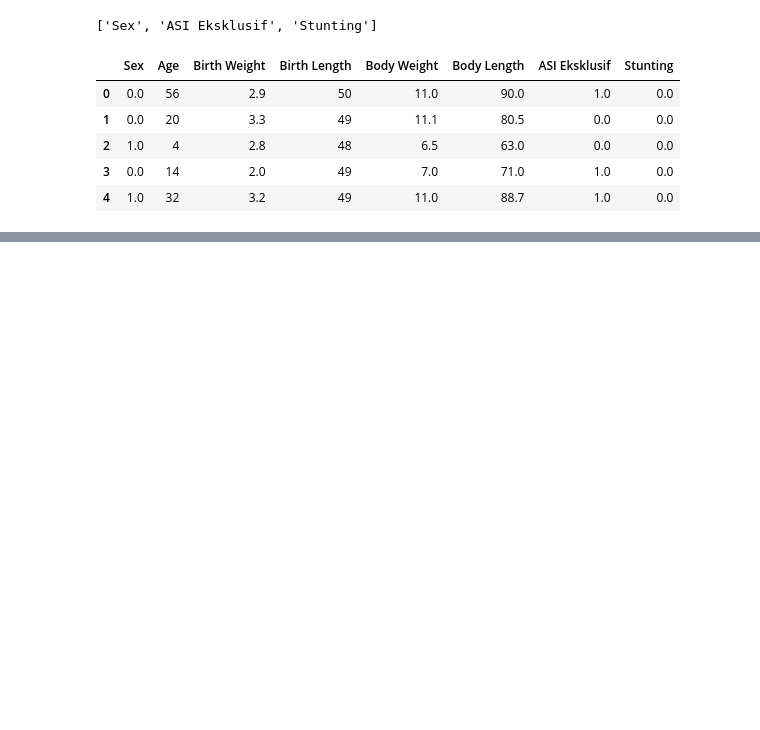
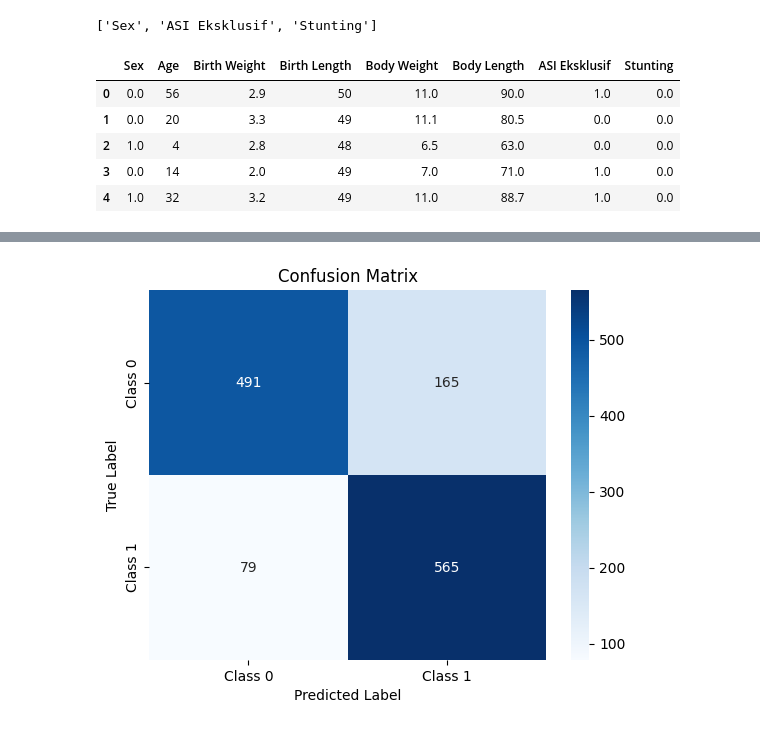
Before and after one commit to InMyDream21/Stunting-Classification, a Jupyter notebook: Stunting_Classification_Machine_Learning.ipynb, the cells around one changed output, grey strips where cells are left out. Cells and saved outputs as stored; diff of their text form; code cells hidden in the pictures; blank space fills up the shorter version.

```diff
--- a/Stunting_Classification_Machine_Learning.ipynb
+++ b/Stunting_Classification_Machine_Learning.ipynb
@@ -104,0 +101,16 @@ HaloDunia
+# %%
+X = encoded_data[encoded_data.columns[:7]]
+y = encoded_data['Stunting']
+# %%
+from sklearn.model_selection import train_test_split
+X_train, X_test, y_train, y_test = train_test_split(X, y, train_size=0.8, test_size=0.2, random_state=42)
+# %%
+from sklearn.svm import SVC
+from sklearn.metrics import accuracy_score, classification_report
+
+svm_classifier = SVC(kernel='linear', C=1.0, random_state=42)
+svm_classifier.fit(X_train, y_train)
+y_pred_svm = svm_classifier.predict(X_test)
+
+accuracy = accuracy_score(y_test, y_pred_svm)
+print("Akurasi:", accuracy)
@@ -104,0 +133,14 @@ HaloDunia
+# %%
+from sklearn.metrics import confusion_matrix
+import seaborn as sns
+import matplotlib.pyplot as plt
+
+cm = confusion_matrix(y_test, y_pred_svm)
+
+sns.heatmap(cm, annot=True, fmt="d", cmap="Blues", xticklabels=['Class 0', 'Class 1'], yticklabels=['Class 0', 'Class 1'])
+plt.xlabel("Predicted Label")
+plt.ylabel("True Label")
+plt.title("Confusion Matrix")
+plt.show()
+# %% [output]
+[figure, added]
```
Also changed, not shown: parts of 4 cells of this notebook.
